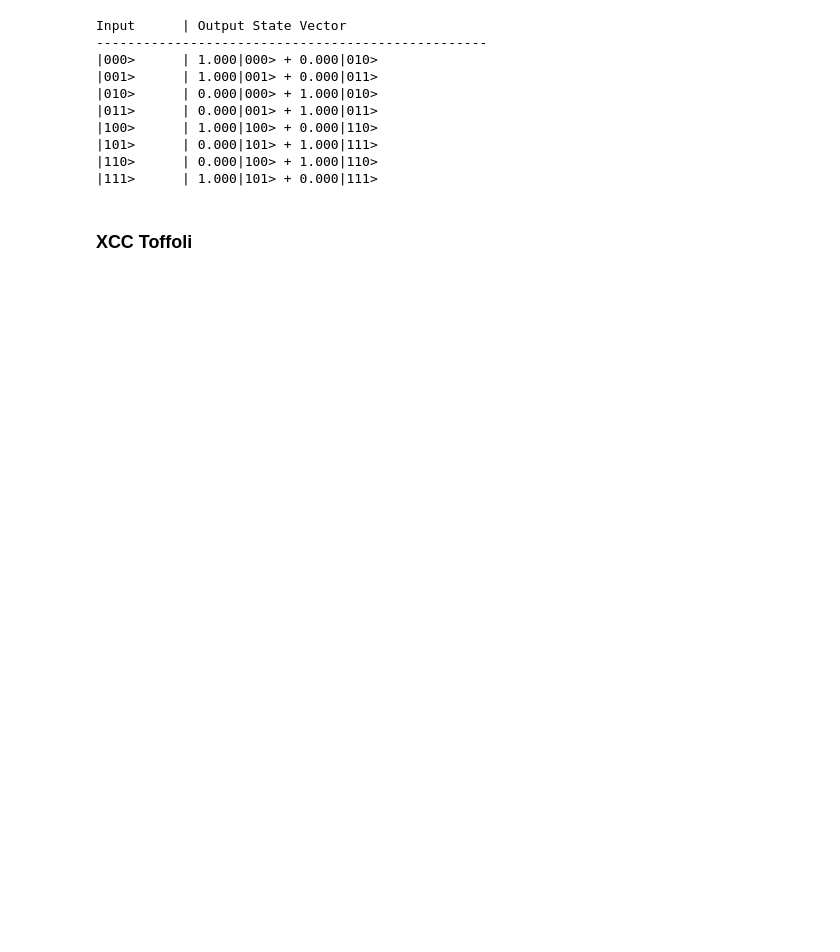
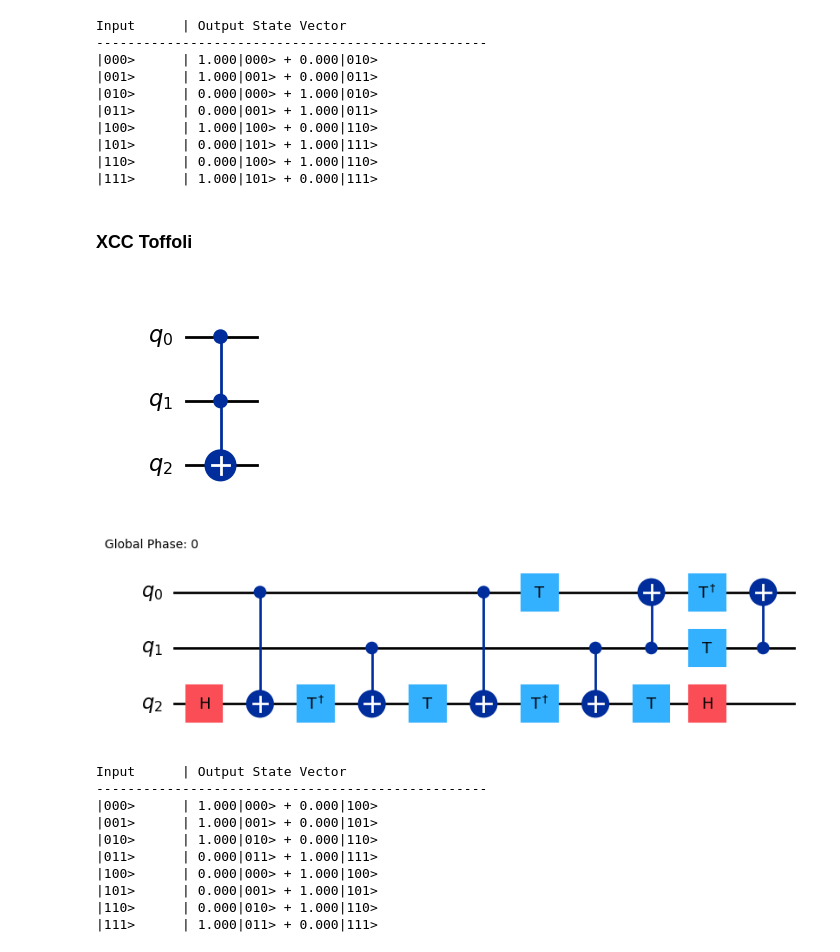
Before and after one commit to vpjuguilon/Physics-305-Quantum-Information, a Jupyter notebook: toffoli.ipynb, the cells around one changed output. Saved outputs shown, nothing was run; the diff lists cells and outputs as text; code cells hidden in the pictures; blank space fills up the shorter version.

```diff
--- a/toffoli.ipynb
+++ b/toffoli.ipynb
@@ -142,9 +146,23 @@ Input      | Output State Vector
 ### XCC Toffoli
 # %%
 qc_toffoli_perfect = QuantumCircuit(3)
-qc_toffoli_perfect.ccx(2, 0, 1)
+qc_toffoli_perfect.ccx(1, 0, 2)
+display(qc_toffoli_perfect.draw(output='mpl'))
 
 qc_toffoli_transpiled_ccx = transpile(qc_toffoli_perfect, basis_gates=['s', 'cx', 'h', 't', 'tdg'])
 display(qc_toffoli_transpiled_ccx.draw(output='mpl'))
 
 state_eval(qc_toffoli_transpiled_ccx)
+# %% [output]
+[figure, added]
+[figure, added]
+Input      | Output State Vector
+--------------------------------------------------
+|000>      | 1.000|000> + 0.000|100>
+|001>      | 1.000|001> + 0.000|101>
+|010>      | 1.000|010> + 0.000|110>
+|011>      | 0.000|011> + 1.000|111>
+|100>      | 0.000|000> + 1.000|100>
+|101>      | 0.000|001> + 1.000|101>
+|110>      | 0.000|010> + 1.000|110>
+|111>      | 1.000|011> + 0.000|111>
```
Also changed, not shown: parts of 2 cells of this notebook, 1 other file.
